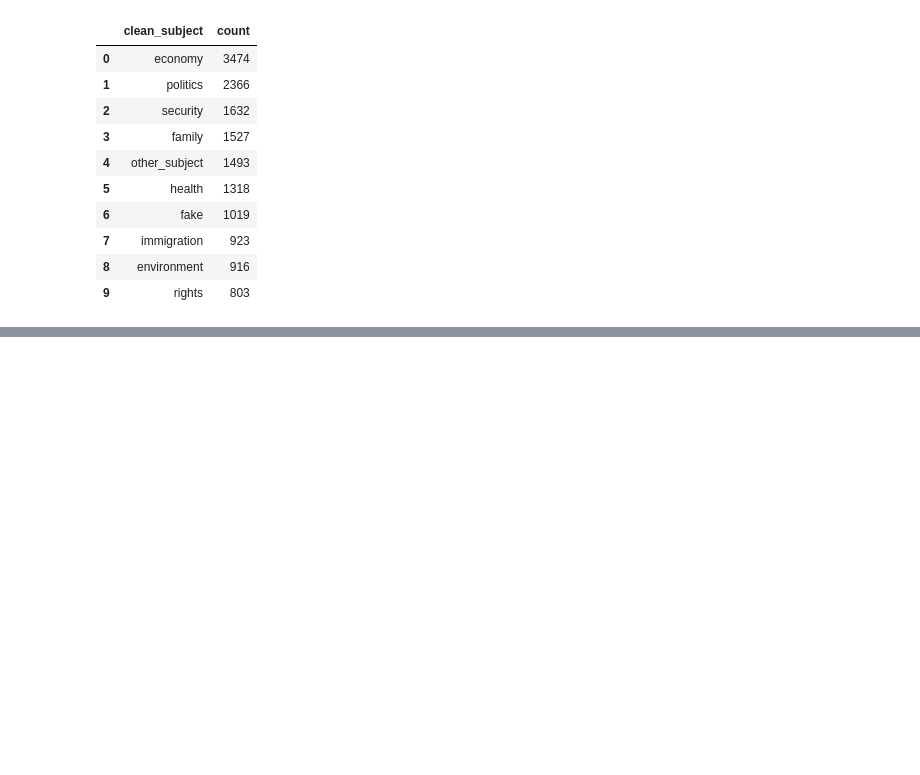
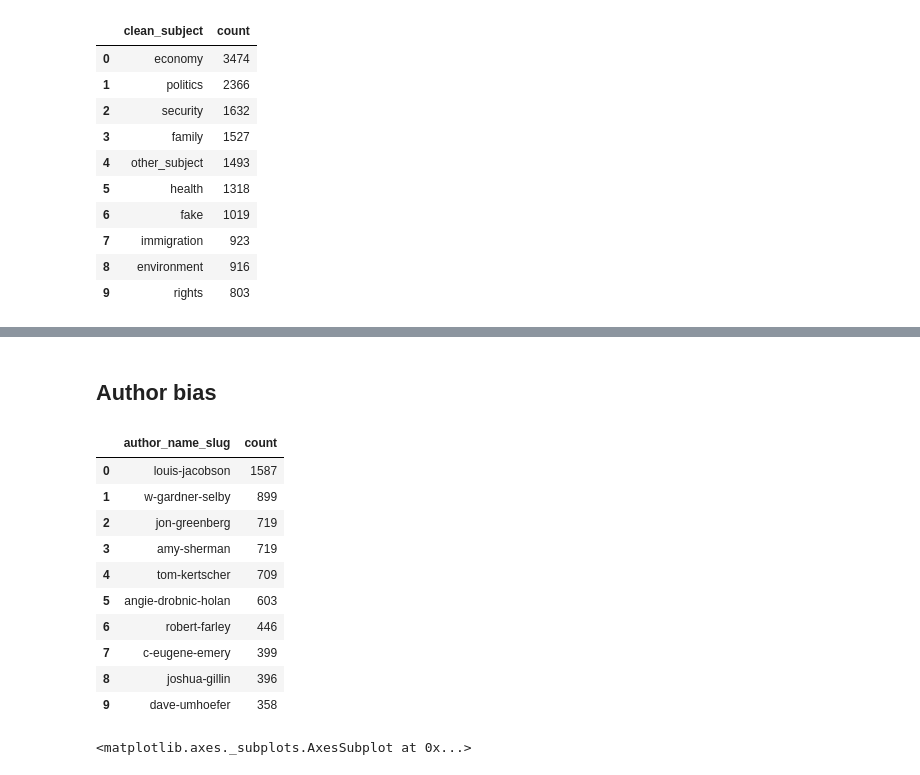
Before and after one commit to ExploringLies/lies-have-short-legs, a Jupyter notebook: notebooks/AnalyseDataset.ipynb, the cells around one changed output, grey strips where cells are left out. Drawn from its saved outputs; the diff is of its cells as text; code cells hidden in the pictures; blank space fills up the shorter version.

```diff
--- a/notebooks/AnalyseDataset.ipynb
+++ b/notebooks/AnalyseDataset.ipynb
@@ -724,0 +784,22 @@ group_and_count(statements,'clean_subject').head(100)
+# %% [markdown]
+## Author bias
+# %%
+cacablop = group_and_count(statements, 'author_name_slug')
+# %%
+cacablop.head(10)
+# %% [output]
+|  | author_name_slug | count |
+| 0 | louis-jacobson | 1587 |
+| 1 | w-gardner-selby | 899 |
+| 2 | jon-greenberg | 719 |
+| 3 | amy-sherman | 719 |
+| 4 | tom-kertscher | 709 |
+| 5 | angie-drobnic-holan | 603 |
+| 6 | robert-farley | 446 |
+| 7 | c-eugene-emery | 399 |
+| 8 | joshua-gillin | 396 |
+| 9 | dave-umhoefer | 358 |
+# %%
+cacablop.plot.scatter()
+# %% [output]
+<matplotlib.axes._subplots.AxesSubplot at 0x...>
```
Also changed, not shown: parts of 62 cells of this notebook.
